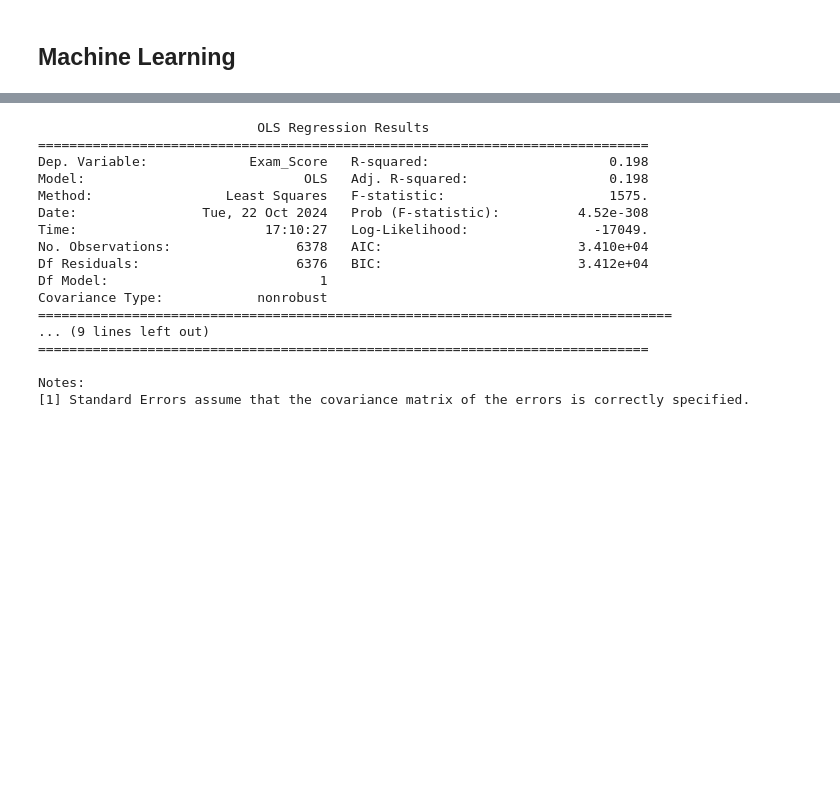
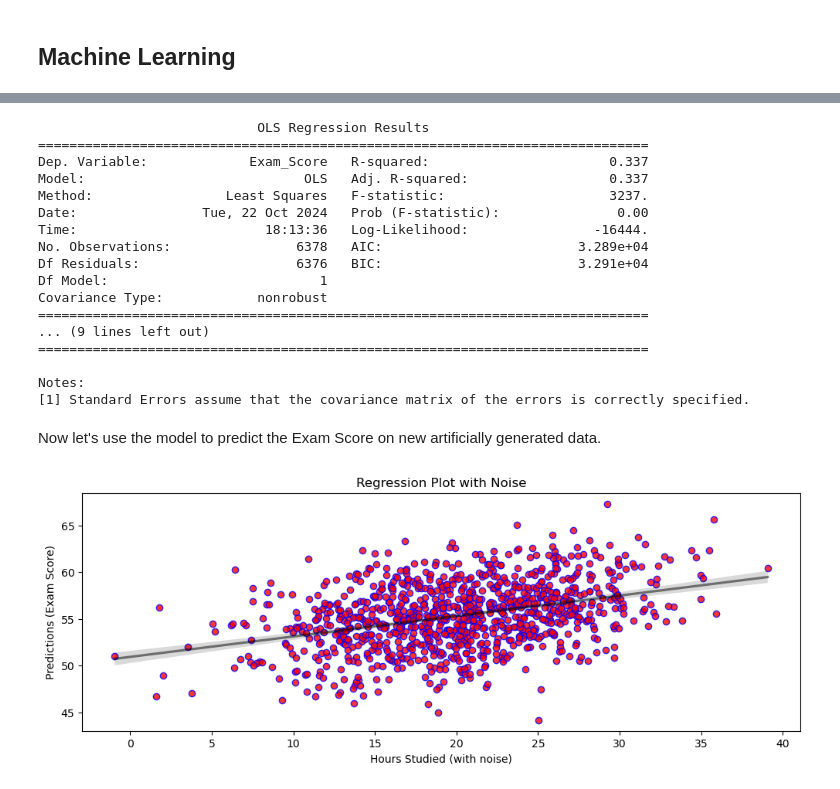
Before and after one commit to ImadElMaftouhi/Student_performance_factors, a Jupyter notebook: env1.ipynb, the cells around one changed output, grey strips where cells are left out. Saved outputs shown, nothing was run; the diff lists cells and outputs as text; code cells hidden in the pictures; blank space fills up the shorter version.

```diff
--- a/env1.ipynb
+++ b/env1.ipynb
@@ -998,31 +1016,51 @@ You can use residual plots and statistical tests like the **Durbin-Watson test**
 # %%
 import statsmodels.api as sm
-# Assuming df is your dataset and you're predicting 'Exam_Score' using 'Hours_Studied'
-X = df['Hours_Studied']
-y = df['Exam_Score']
-# Add a constant to the model (for the intercept term)
+X = numVar['Attendance']
+Y = numVar['Exam_Score']
+
 X = sm.add_constant(X)
 
-# Fit the model
-model = sm.OLS(y, X).fit()
+model = sm.OLS(Y,X).fit()
 
-# Print the summary of the regression
 print(model.summary())
 # %% [output]
                             OLS Regression Results
 ==============================================================================
-Dep. Variable:             Exam_Score   R-squared:                       0.198
-Model:                            OLS   Adj. R-squared:                  0.198
-Method:                 Least Squares   F-statistic:                     1575.
-Date:                Tue, 22 Oct 2024   Prob (F-statistic):          4.52e-308
-Time:                        17:10:27   Log-Likelihood:                -17049.
-No. Observations:                6378   AIC:                         3.410e+04
-Df Residuals:                    6376   BIC:                         3.412e+04
+Dep. Variable:             Exam_Score   R-squared:                       0.337
+Model:                            OLS   Adj. R-squared:                  0.337
+Method:                 Least Squares   F-statistic:                     3237.
+Date:                Tue, 22 Oct 2024   Prob (F-statistic):               0.00
+Time:                        18:13:36   Log-Likelihood:                -16444.
+No. Observations:                6378   AIC:                         3.289e+04
+Df Residuals:                    6376   BIC:                         3.291e+04
 Df Model:                           1
 Covariance Type:            nonrobust
-=================================================================================
+==============================================================================
 ... (9 lines left out)
 ==============================================================================
 
 Notes:
 [1] Standard Errors assume that the covariance matrix of the errors is correctly specified.
+# %% [markdown]
+Now let's use the model to predict the Exam Score on new artificially generated data.
+# %%
+
+mu, std = norm.fit(numVar['Hours_Studied'])
+X_generated = np.random.normal(mu, std, 1000)
+noise = np.random.normal(0, model.resid.std(), size=1000)  # Adjust the scale of noise as needed
+
+X_generated_with_const = sm.add_constant(X_generated)
+Y_predicted_noisy = model.predict(X_generated_with_const) + noise
+
+# Plot the noisy results
+plt.figure(figsize=(12,4))
+sns.regplot(x=X_generated, y=Y_predicted_noisy,
+            scatter_kws={'color':'red', 'edgecolor':'blue'},
+            line_kws={'color':'black', 'alpha':0.5})
+
+plt.xlabel('Hours Studied (with noise)')
+plt.ylabel('Predictions (Exam Score)')
+plt.title('Regression Plot with Noise')
+plt.show()
+# %% [output]
+[figure, added]
```
Also changed, not shown: parts of 9 cells of this notebook.
